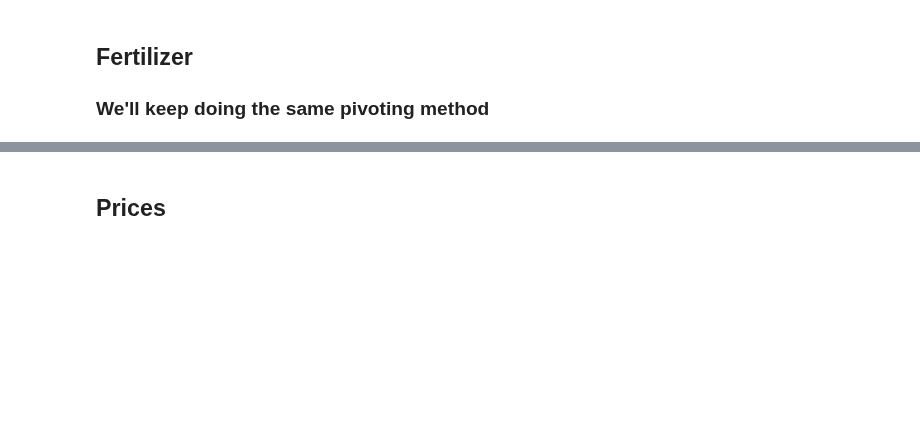
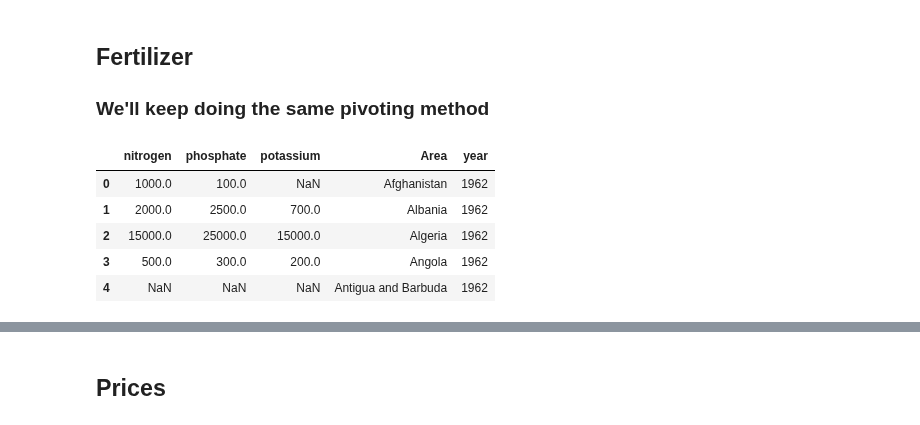
Before and after one commit to hunterblum/CloudFinal-Team1, a Jupyter notebook: Data/LengthenDFs.ipynb, the cells around one changed output, grey strips where cells are left out. Saved outputs shown, nothing was run; the diff lists cells and outputs as text; code cells hidden in the pictures; blank space fills up the shorter version.

```diff
--- a/Data/LengthenDFs.ipynb
+++ b/Data/LengthenDFs.ipynb
@@ -32,12 +45,49 @@ crops_long.to_csv()
 # %%
 fert = pd.read_csv('Fertilizer.csv')
 fert.head()
 
 # Need to get years to be in rows
 years_list = fert.iloc[: ,9:70].columns.values.tolist()
 
 # Melt to get rows
 fert_long= pd.melt(fert, id_vars = ['Area', 'Item', 'Element', 'Unit'],
-                      value_vars = years_list)
-fert.head()
-fert_long.to_csv()
+                      value_vars = years_list, var_name="year")
+
+fert_long['year']=  fert_long['year'].str.extract(r'(\d+)', expand=False)
+
+fert_long = fert_long[fert_long['Element'] == 'Agricultural Use']
+
+# Create Column for each fertilizer type
+nitrogen = fert_long[fert_long['Item'] == 'Nutrient nitrogen N (total)']
+nit_wide = pd.pivot(nitrogen, columns='Item', values='value')
+nit_wide = nit_wide.reset_index(drop=True)
+
+phos = fert_long[fert_long['Item'] == 'Nutrient phosphate P2O5 (total)']
+phos_wide = pd.pivot(phos, columns='Item', values='value')
+phos_wide = phos_wide.reset_index(drop=True)
+
+pot = fert_long[fert_long['Item'] == 'Nutrient potash K2O (total)']
+pot_wide = pd.pivot(pot, columns='Item', values='value')
+pot_wide = pot_wide.reset_index(drop=True)
+
+fert_wide = pd.concat([nit_wide, phos_wide, pot_wide], axis=1)
+
+# Create db with year and country pairs
+df = fert_long[fert_long['Item'] == 'Nutrient nitrogen N (total)'].reset_index(drop=True)
+
+# Create comibned df
+fert_com = pd.concat([fert_wide, df], axis=1)
+fert_com = fert_com.drop(['Item', 'Element', 'Unit', 'value'], axis=1)
+fert_com = fert_com.rename(columns={"Nutrient nitrogen N (total)": "nitrogen",
+                                    "Nutrient phosphate P2O5 (total)" : "phosphate",
+                                    "Nutrient potash K2O (total)" : "potassium"})
+fert_com['year'] = fert_com['year'].astype(int)
+
+fert_com.head()
+# %% [output]
+|  | nitrogen | phosphate | potassium | Area | year |
+| 0 | 1000.0 | 100.0 | NaN | Afghanistan | 1962 |
+| 1 | 2000.0 | 2500.0 | 700.0 | Albania | 1962 |
+| 2 | 15000.0 | 25000.0 | 15000.0 | Algeria | 1962 |
+| 3 | 500.0 | 300.0 | 200.0 | Angola | 1962 |
+| 4 | NaN | NaN | NaN | Antigua and Barbuda | 1962 |
```
Also changed, not shown: parts of 11 cells of this notebook, 1 other file.
